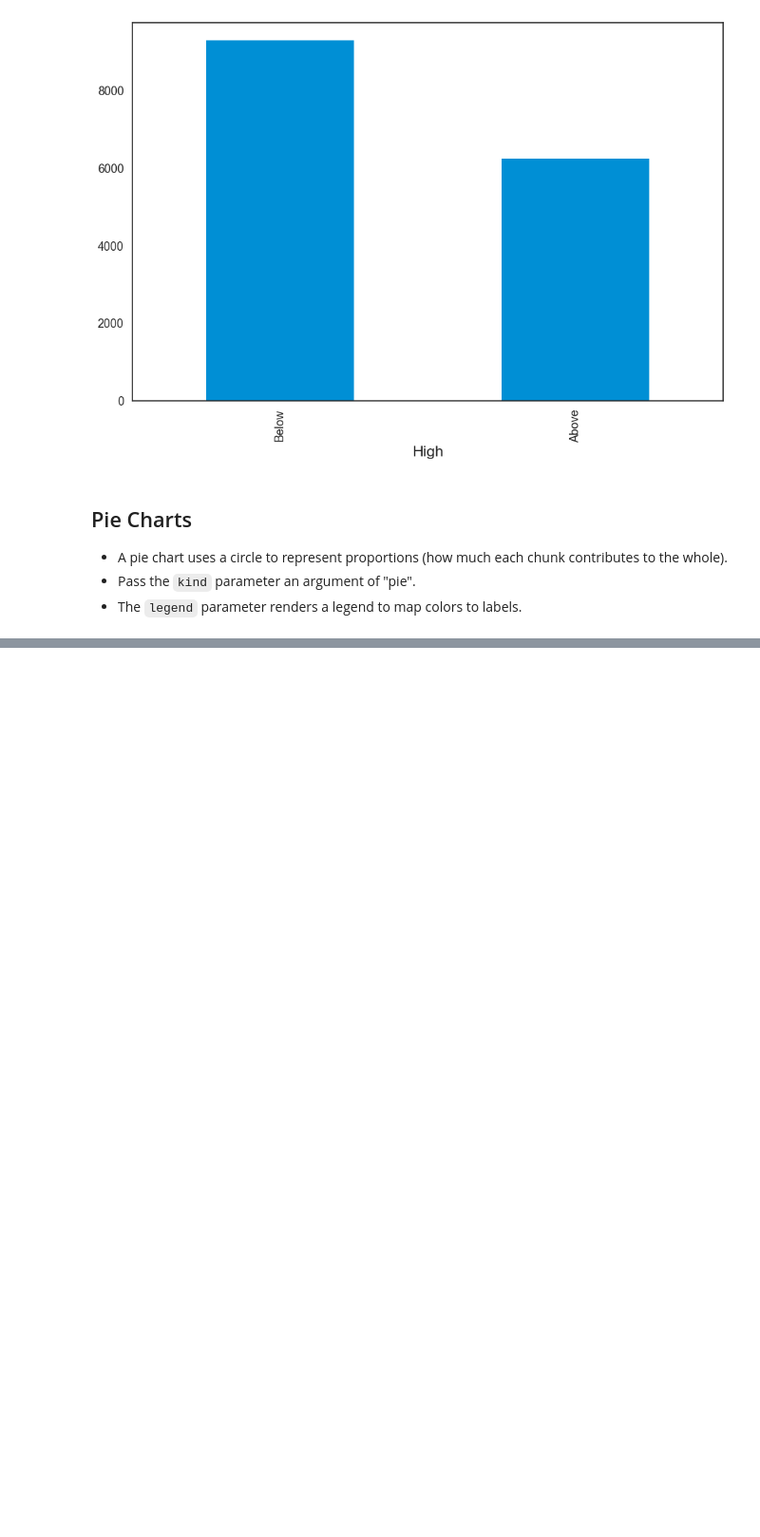
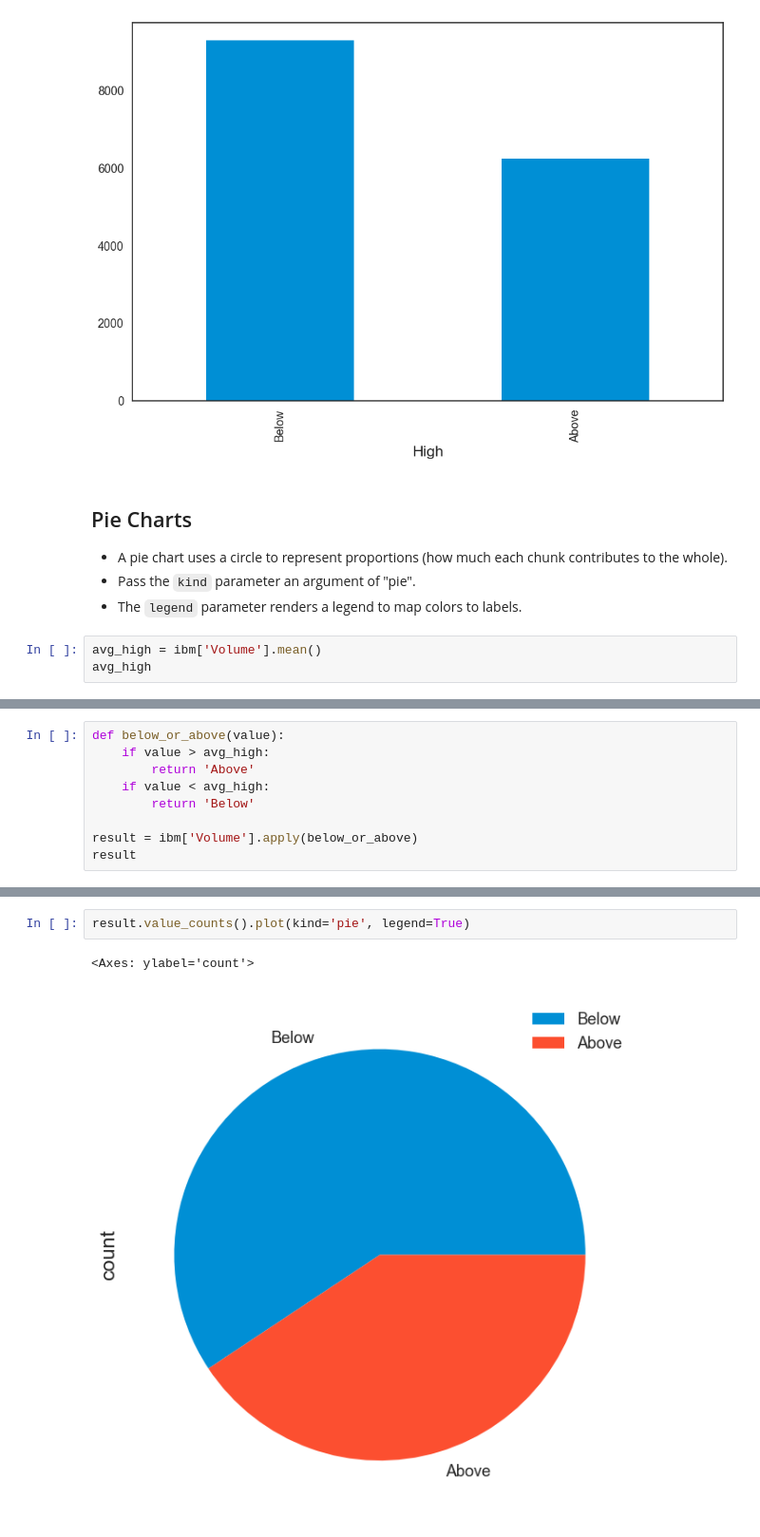
Before and after one commit to Petar-Koprinkov/Pandas, a Jupyter notebook: Incomplete/13 - Visualization.ipynb, the cells around one changed output, grey strips where cells are left out. Shown at 95% size. Drawn from its saved outputs; the diff is of its cells as text; blank space fills up the shorter version.

Commit message:
feat: Pie charts

```diff
--- a/Incomplete/13 - Visualization.ipynb
+++ b/Incomplete/13 - Visualization.ipynb
@@ -174,3 +174,6 @@ result.value_counts().plot(kind='bar')
 - A pie chart uses a circle to represent proportions (how much each chunk contributes to the whole).
 - Pass the `kind` parameter an argument of "pie".
 - The `legend` parameter renders a legend to map colors to labels.
+# %%
+avg_high = ibm['Volume'].mean()
+avg_high
@@ -176,0 +182,9 @@ result.value_counts().plot(kind='bar')
+# %%
+def below_or_above(value):
+    if value > avg_high:
+        return 'Above'
+    if value < avg_high:
+        return 'Below'
+
+result = ibm['Volume'].apply(below_or_above)
+result
@@ -176,0 +205,5 @@ result.value_counts().plot(kind='bar')
+# %%
+result.value_counts().plot(kind='pie', legend=True)
+# %% [output]
+<Axes: ylabel='count'>
+[figure, added]
```
Also changed, not shown: parts of 2 cells of this notebook.
